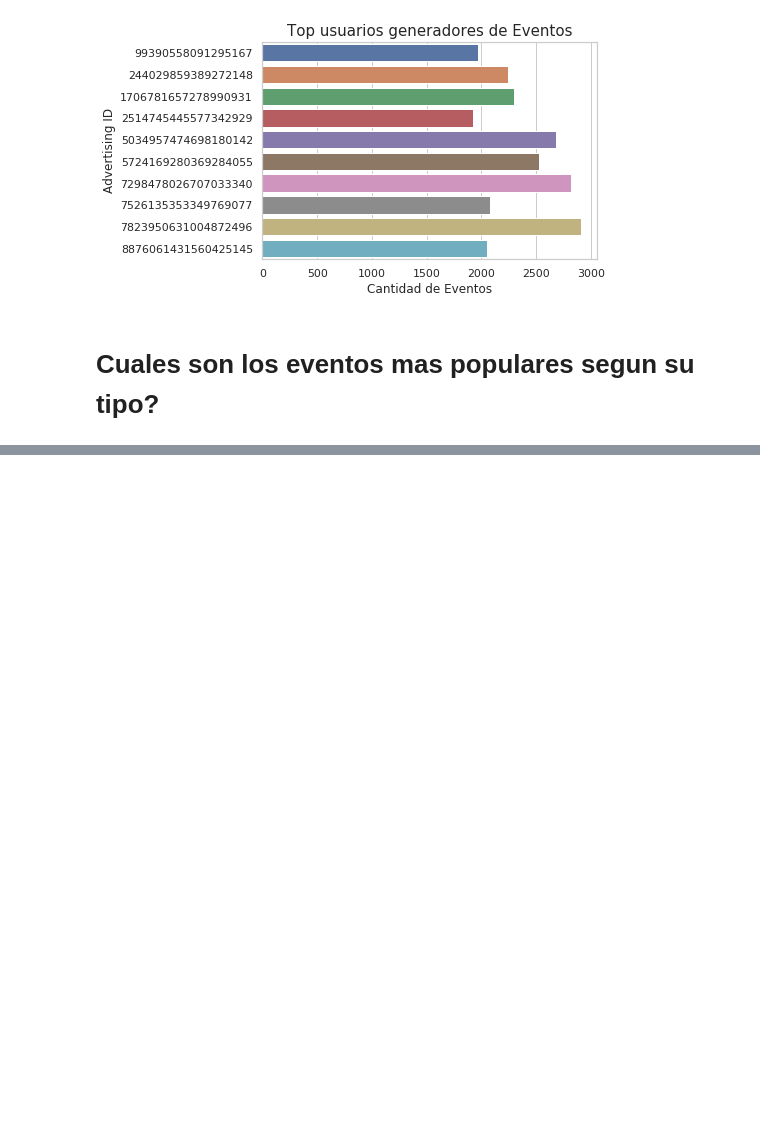
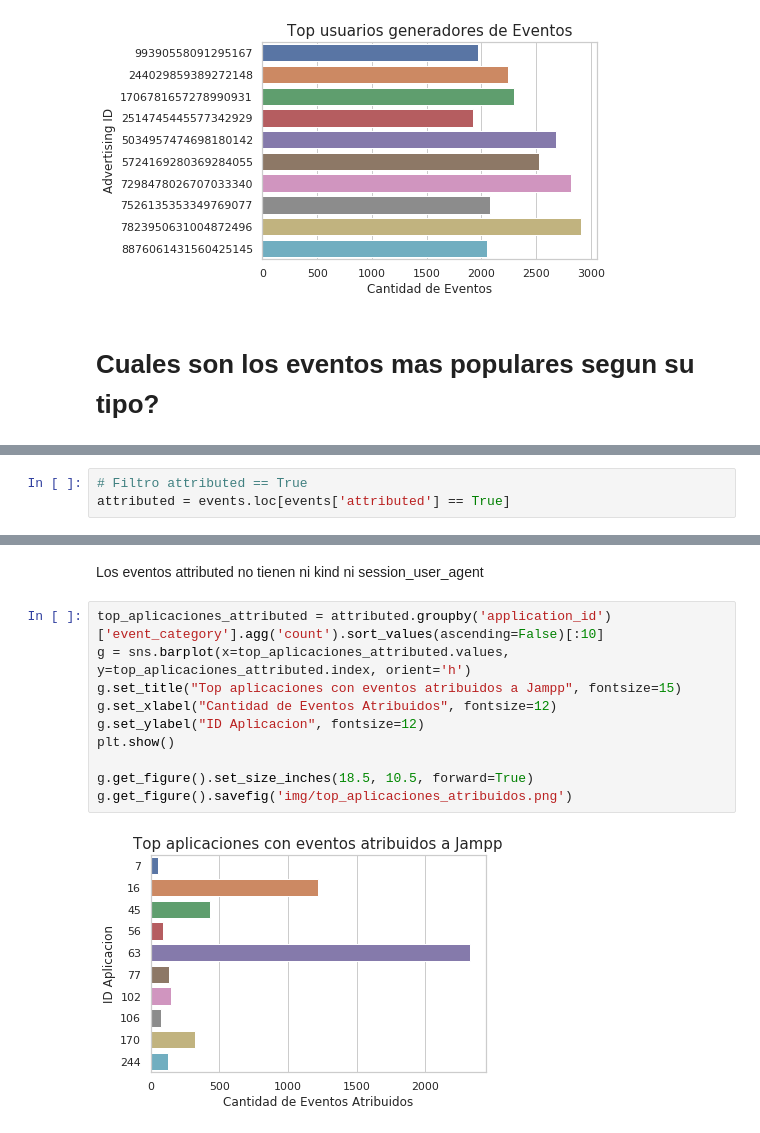
Before and after one commit to GastonMontes/75.06-Datos-Grupo22-TP1, a Jupyter notebook: temp/AnalisisTP1_events.ipynb, the cells around one changed output, grey strips where cells are left out. Cells and saved outputs as stored; diff of their text form; blank space fills up the shorter version.

```diff
--- a/temp/AnalisisTP1_events.ipynb
+++ b/temp/AnalisisTP1_events.ipynb
@@ -201,0 +248,3 @@ g.get_figure().savefig('img/top_events_kind.png')
+# %%
+# Filtro attributed == True
+attributed = events.loc[events['attributed'] == True]
@@ -201,0 +263,14 @@ g.get_figure().savefig('img/top_events_kind.png')
+# %% [markdown]
+Los eventos attributed no tienen ni kind ni session_user_agent
+# %%
+top_aplicaciones_attributed = attributed.groupby('application_id')['event_category'].agg('count').sort_values(ascending=False)[:10]
+g = sns.barplot(x=top_aplicaciones_attributed.values, y=top_aplicaciones_attributed.index, orient='h')
+g.set_title("Top aplicaciones con eventos atribuidos a Jampp", fontsize=15)
+g.set_xlabel("Cantidad de Eventos Atribuidos", fontsize=12)
+g.set_ylabel("ID Aplicacion", fontsize=12)
+plt.show()
+
+g.get_figure().set_size_inches(18.5, 10.5, forward=True)
+g.get_figure().savefig('img/top_aplicaciones_atribuidos.png')
+# %% [output]
+[figure, added]
```
Also changed, not shown: parts of 20 cells of this notebook, 2 other files.
